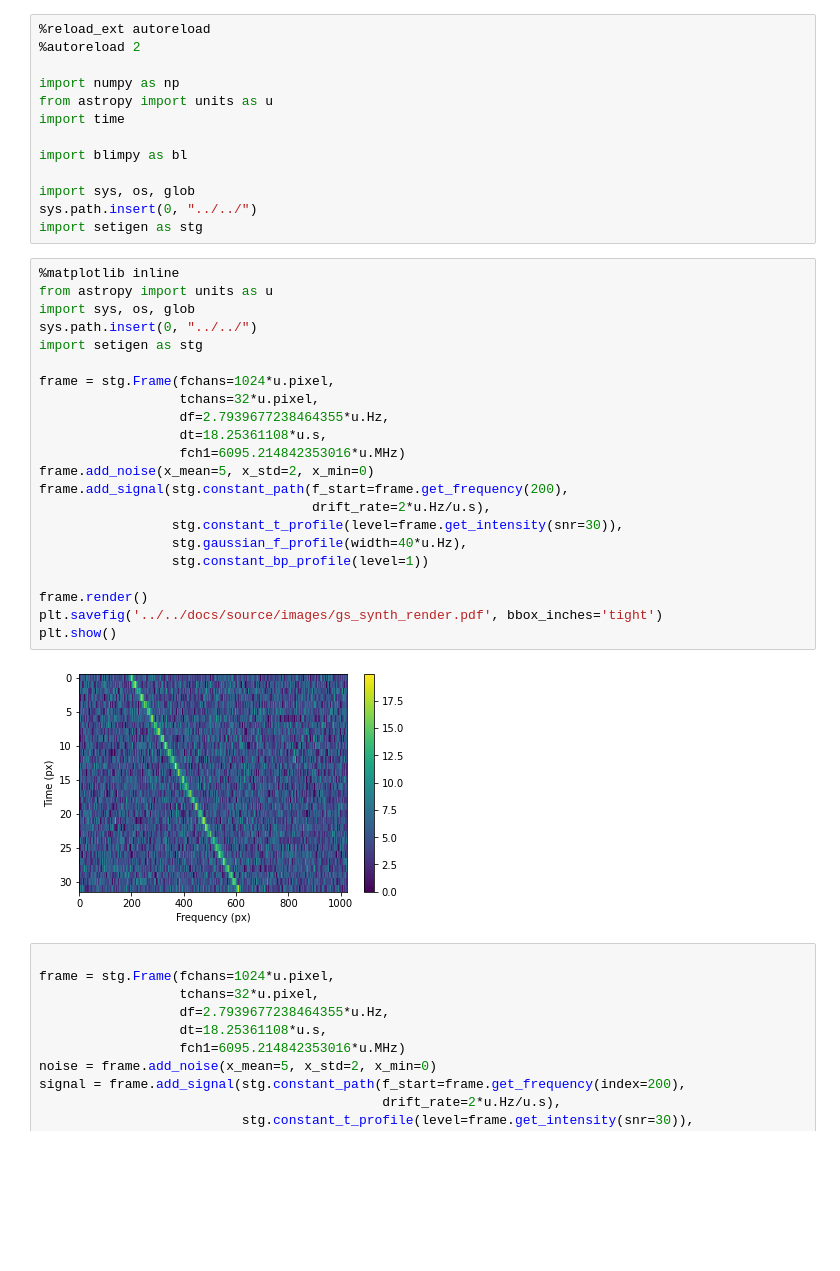
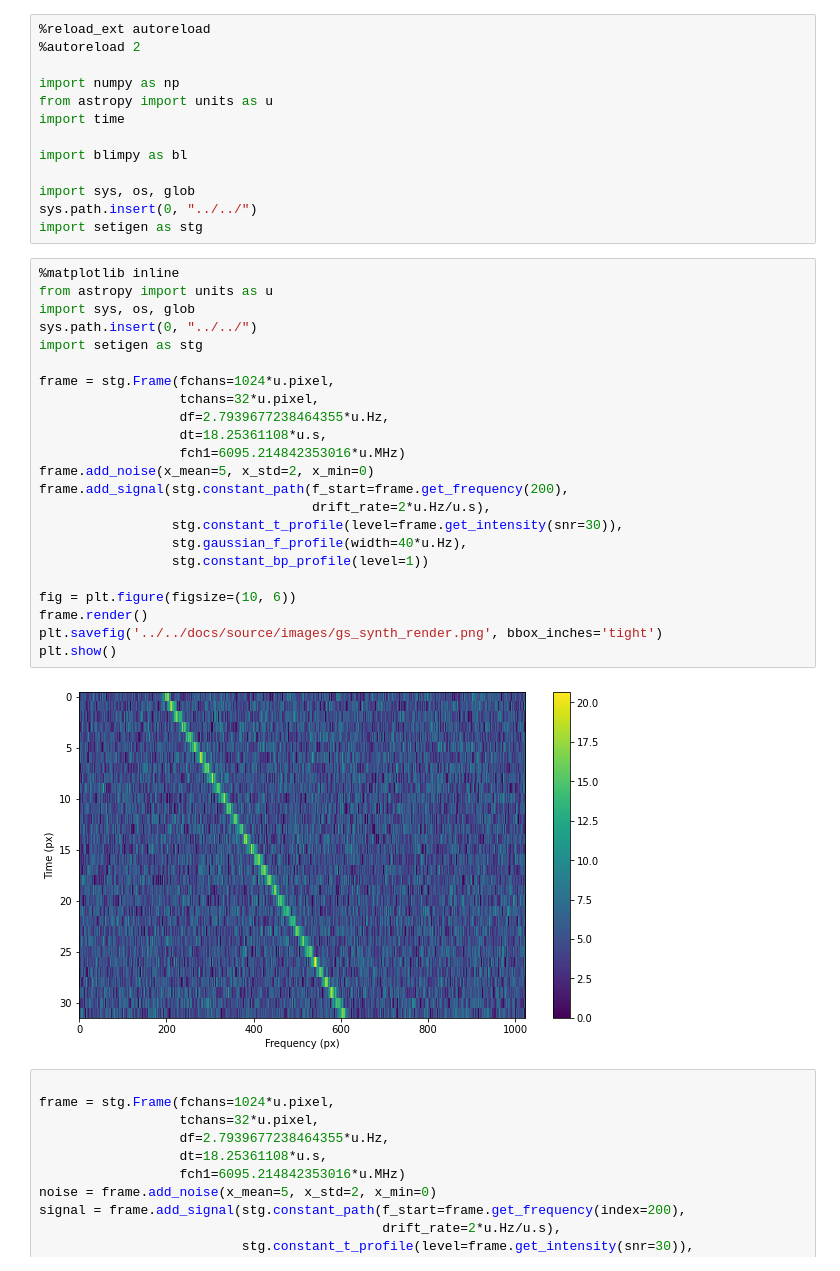
Before and after one commit to bbrzycki/setigen, a Jupyter notebook: jupyter-notebooks/development/Working with Observational Frames.ipynb, the cells around one changed output. Saved outputs shown, nothing was run; the diff lists cells and outputs as text; blank space fills up the shorter version.

```diff
--- a/jupyter-notebooks/development/Working with Observational Frames.ipynb
+++ b/jupyter-notebooks/development/Working with Observational Frames.ipynb
@@ -16,27 +16,28 @@ import setigen as stg
 # %%
 %matplotlib inline
 from astropy import units as u
 import sys, os, glob
 sys.path.insert(0, "../../")
 import setigen as stg
 
 frame = stg.Frame(fchans=1024*u.pixel,
                   tchans=32*u.pixel,
                   df=2.7939677238464355*u.Hz,
                   dt=18.25361108*u.s,
                   fch1=6095.214842353016*u.MHz)
 frame.add_noise(x_mean=5, x_std=2, x_min=0)
 frame.add_signal(stg.constant_path(f_start=frame.get_frequency(200),
                                    drift_rate=2*u.Hz/u.s),
                  stg.constant_t_profile(level=frame.get_intensity(snr=30)),
                  stg.gaussian_f_profile(width=40*u.Hz),
                  stg.constant_bp_profile(level=1))
 
+fig = plt.figure(figsize=(10, 6))
 frame.render()
-plt.savefig('../../docs/source/images/gs_synth_render.pdf', bbox_inches='tight')
+plt.savefig('../../docs/source/images/gs_synth_render.png', bbox_inches='tight')
 plt.show()
 # %% [output]
-[figure, old version]
+[figure, new version]
 # %%
 
 frame = stg.Frame(fchans=1024*u.pixel,
```
Also changed, not shown: parts of 1 cell of this notebook, 2 other files.
